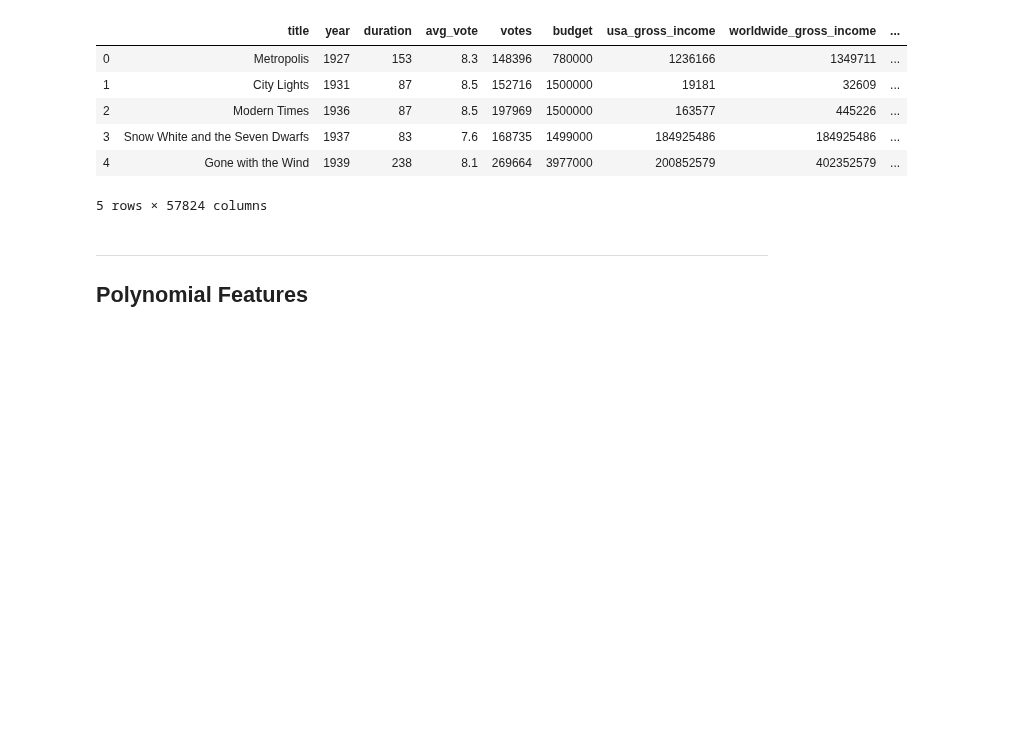
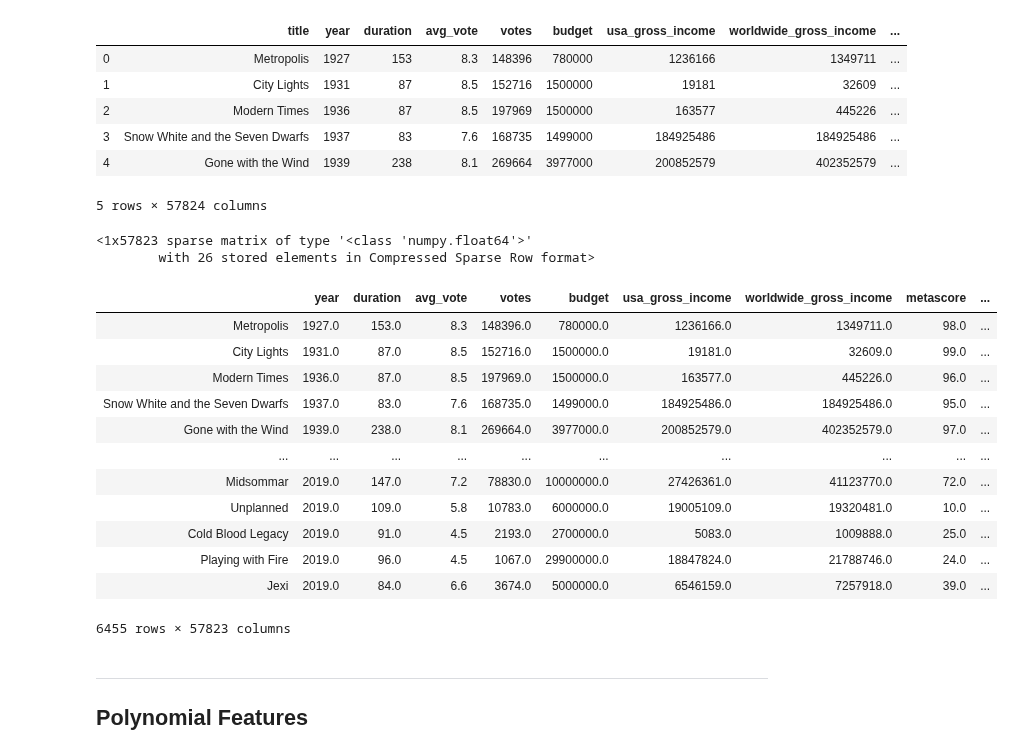
Before and after one commit to CreightonAshton/Scratchwork, a Jupyter notebook: Code/Movies/02-EDA.ipynb, the cells around one changed output. Saved outputs shown, nothing was run; the diff lists cells and outputs as text; code cells hidden in the pictures; blank space fills up the shorter version.

```diff
--- a/Code/Movies/02-EDA_and_Modeling.ipynb
+++ b/Code/Movies/02-EDA.ipynb
@@ -14,7 +16,7 @@ from sklearn.preprocessing import PolynomialFeatures, StandardScaler
 from sklearn.model_selection import train_test_split
 from sklearn.metrics import r2_score
 # %%
-df = pd.read_csv('../../Data/Movies/IMDB_Movies_cleaned.csv')
+df = pd.read_csv('../../Data/Movies/IMDB_Movies_cleaned_v01.csv')
 df.head()
 # %% [output]
 |  | title | year | genre | duration | country | language | director | writer | production_company | ... |
@@ -411,3 +415,9 @@ df_dummied.head()
 | 3 | Snow White and the Seven Dwarfs | 1937 | 83 | 7.6 | 168735 | 1499000 | 184925486 | 184925486 | ... |
 | 4 | Gone with the Wind | 1939 | 238 | 8.1 | 269664 | 3977000 | 200852579 | 402352579 | ... |
 5 rows × 57824 columns
+# %%
+# create a sparse matrix to save our dummied data.
+sparse_dummy = csr_matrix(df_dummied.loc[:, 'year':].values)
+# %% [output]
+<1x57823 sparse matrix of type '<class 'numpy.float64'>'
+        with 26 stored elements in Compressed Sparse Row format>
@@ -414,3 +427,22 @@ df_dummied.head()
+# %%
+# Sanity check
+pd.DataFrame.sparse.from_spmatrix(load_npz('../../Data/Movies/sparse_dummy.npz'),
+                                  index = df_dummied['title'].values,
+                                  columns = df_dummied.columns.values[1:])
+# %% [output]
+|  | year | duration | avg_vote | votes | budget | usa_gross_income | worldwide_gross_income | metascore | ... |
+| Metropolis | 1927.0 | 153.0 | 8.3 | 148396.0 | 780000.0 | 1236166.0 | 1349711.0 | 98.0 | ... |
+| City Lights | 1931.0 | 87.0 | 8.5 | 152716.0 | 1500000.0 | 19181.0 | 32609.0 | 99.0 | ... |
+| Modern Times | 1936.0 | 87.0 | 8.5 | 197969.0 | 1500000.0 | 163577.0 | 445226.0 | 96.0 | ... |
+| Snow White and the Seven Dwarfs | 1937.0 | 83.0 | 7.6 | 168735.0 | 1499000.0 | 184925486.0 | 184925486.0 | 95.0 | ... |
+| Gone with the Wind | 1939.0 | 238.0 | 8.1 | 269664.0 | 3977000.0 | 200852579.0 | 402352579.0 | 97.0 | ... |
+| ... | ... | ... | ... | ... | ... | ... | ... | ... | ... |
+| Midsommar | 2019.0 | 147.0 | 7.2 | 78830.0 | 10000000.0 | 27426361.0 | 41123770.0 | 72.0 | ... |
+| Unplanned | 2019.0 | 109.0 | 5.8 | 10783.0 | 6000000.0 | 19005109.0 | 19320481.0 | 10.0 | ... |
+| Cold Blood Legacy | 2019.0 | 91.0 | 4.5 | 2193.0 | 2700000.0 | 5083.0 | 1009888.0 | 25.0 | ... |
+| Playing with Fire | 2019.0 | 96.0 | 4.5 | 1067.0 | 29900000.0 | 18847824.0 | 21788746.0 | 24.0 | ... |
+| Jexi | 2019.0 | 84.0 | 6.6 | 3674.0 | 5000000.0 | 6546159.0 | 7257918.0 | 39.0 | ... |
+6455 rows × 57823 columns
 # %% [markdown]
 ___
 ## Polynomial Features
```
Also changed, not shown: parts of 11 cells of this notebook, 5 other files.
